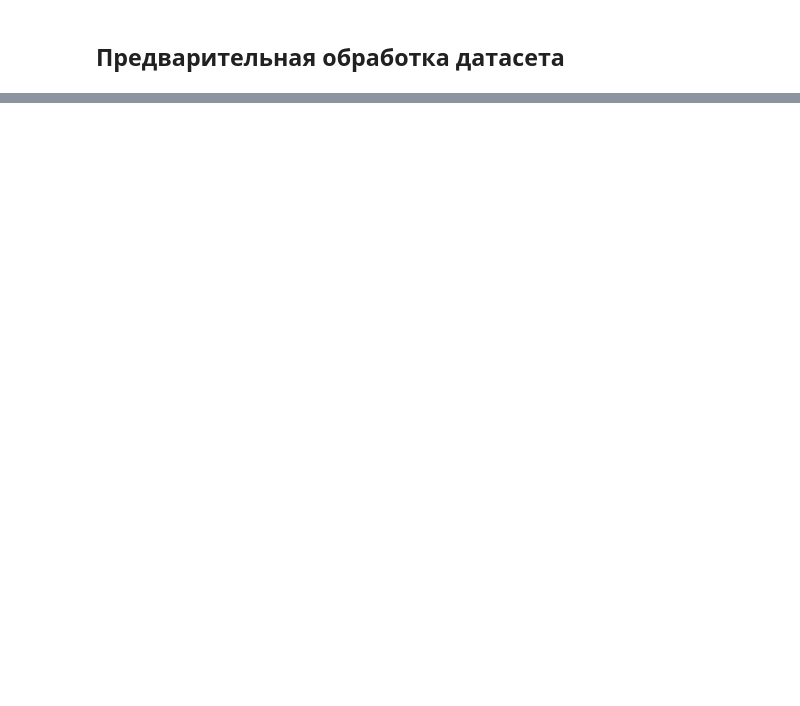
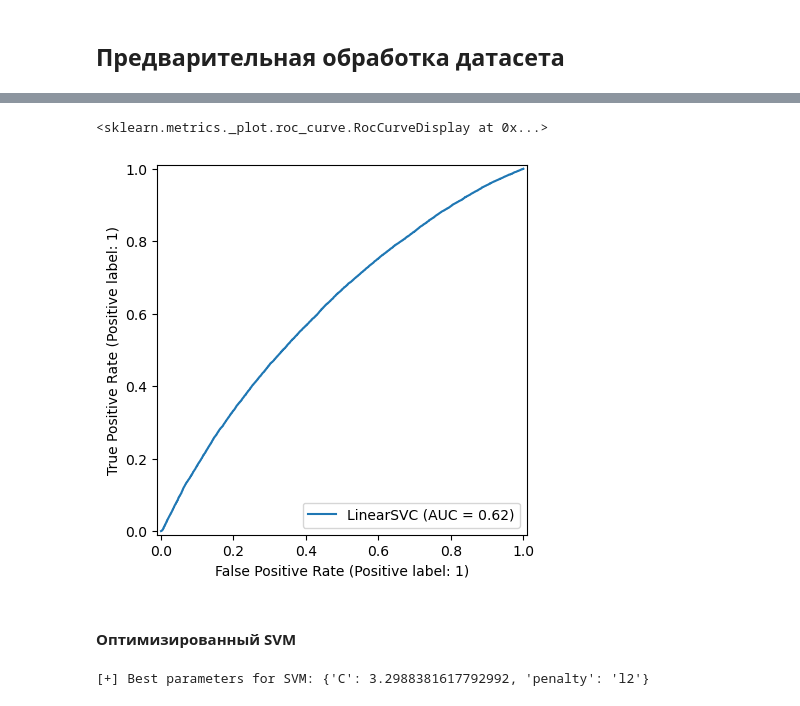
Before and after one commit to kurpenok/omstu, a Jupyter notebook: semester_4/machine_learning/task_4/main.ipynb, the cells around one changed output, grey strips where cells are left out. Saved outputs shown, nothing was run; the diff lists cells and outputs as text; code cells hidden in the pictures; blank space fills up the shorter version.

Commit message:
Added subtask 2 solution: knn, gnb, logistic regression and svm usings

```diff
--- a/semester_4/machine_learning/task_4/main.ipynb
+++ b/semester_4/machine_learning/task_4/main.ipynb
@@ -59,0 +304,8 @@ memory usage: 27.5+ MB
+# %%
+params = {"C": [0.1, 1, 10, 100], "penalty": ["l1", "l2"]}
+# %%
+random_search = RandomizedSearchCV(LogisticRegression(), params, cv=5)
+random_search.fit(X_train, y_train)
+best_params = random_search.best_params_
+
+print("[+] Best parameters for Logistic Regression:", best_params)
@@ -59,0 +314,5 @@ memory usage: 27.5+ MB
+# %%
+lr = LogisticRegression(**best_params)
+lr.fit(X_train, y_train)
+
+y_pred = lr.predict(X_test)
@@ -59,0 +327,5 @@ memory usage: 27.5+ MB
+# %%
+svc = LinearSVC()
+svc.fit(X_train, y_train)
+
+y_pred = svc.predict(X_test)
@@ -59,0 +345,7 @@ memory usage: 27.5+ MB
+# %%
+RocCurveDisplay.from_estimator(svc, X_test, y_test)
+# %% [output]
+<sklearn.metrics._plot.roc_curve.RocCurveDisplay at 0x...>
+[figure, added]
+# %% [markdown]
+#### Оптимизированный SVM
@@ -59,0 +354,8 @@ memory usage: 27.5+ MB
+# %%
+random_search = RandomizedSearchCV(LinearSVC(), params, cv=5)
+random_search.fit(X_train, y_train)
+best_params = random_search.best_params_
+
+print("[+] Best parameters for SVM:", best_params)
+# %% [output]
+[+] Best parameters for SVM: {'C': 3.2988381617792992, 'penalty': 'l2'}
```
Also changed, not shown: parts of 64 cells of this notebook.
